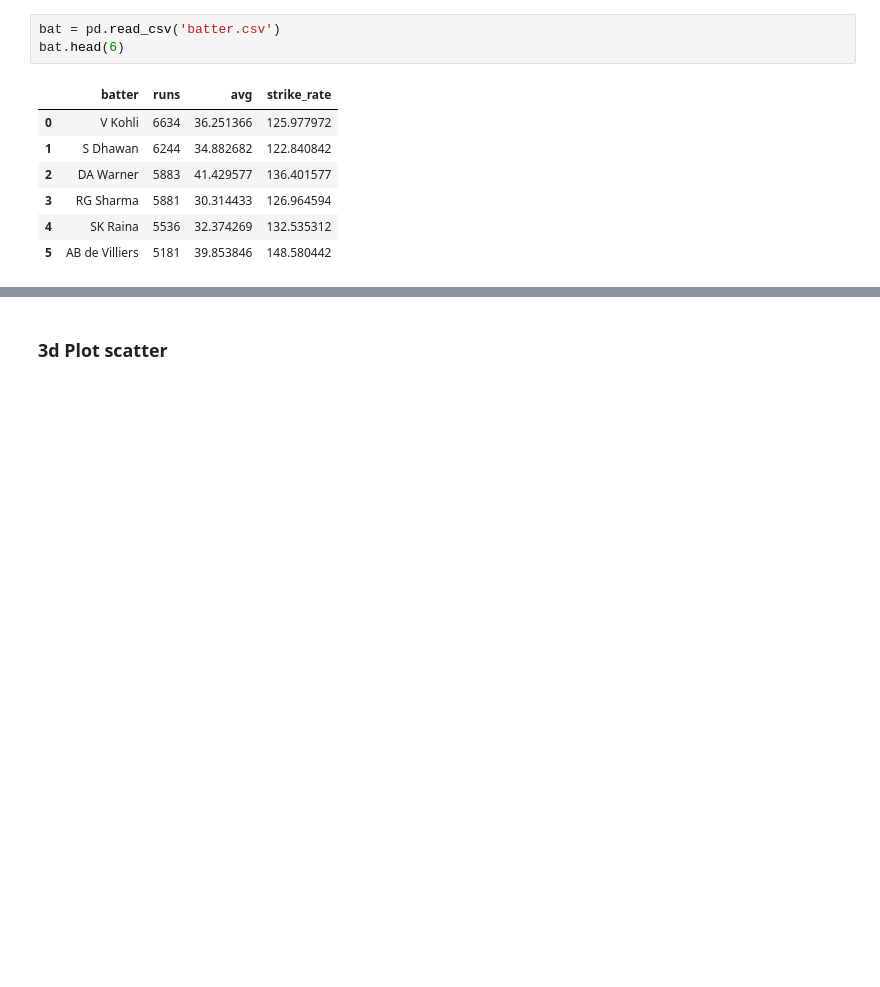
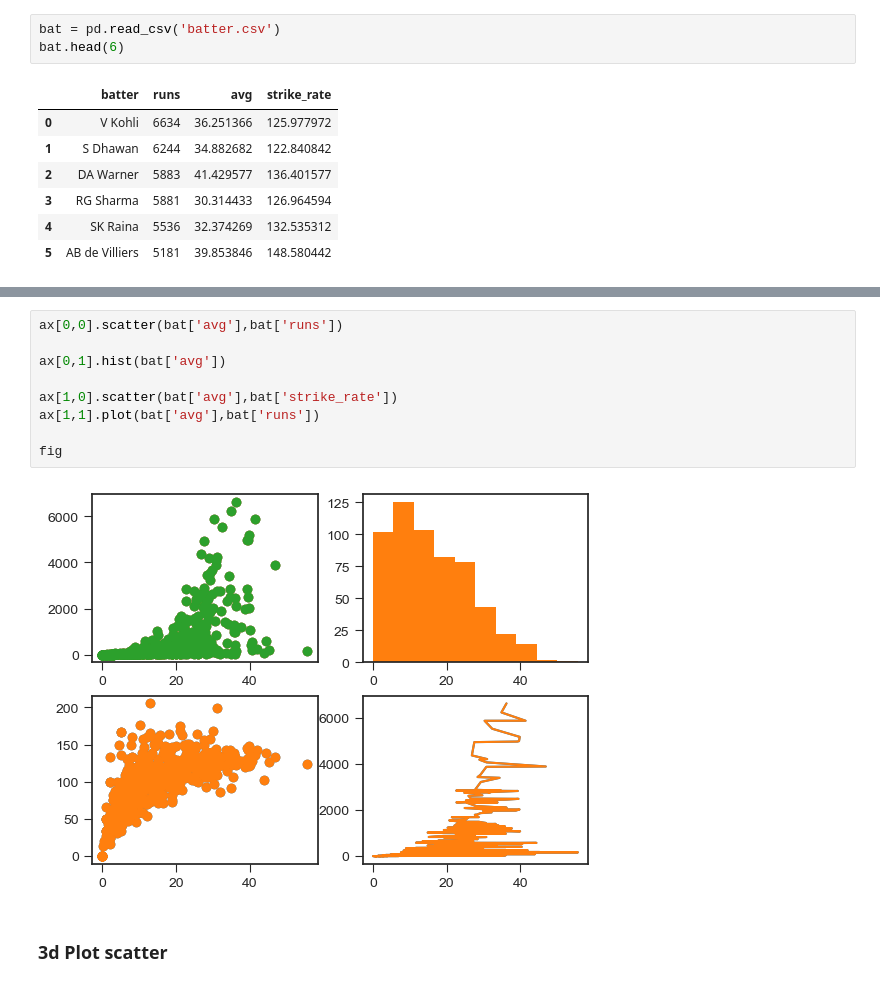
Before and after one commit to PurplePegasus08/My-ML-notes, a Jupyter notebook: Data visualizations/Plots.ipynb, the cells around one changed output, grey strips where cells are left out. Saved outputs shown, nothing was run; the diff lists cells and outputs as text; blank space fills up the shorter version.

```diff
--- a/Data visualizations/Plots.ipynb
+++ b/Data visualizations/Plots.ipynb
@@ -484,3 +497,14 @@ bat.head(6)
+# %%
+ax[0,0].scatter(bat['avg'],bat['runs'])
+
+ax[0,1].hist(bat['avg'])
+
+ax[1,0].scatter(bat['avg'],bat['strike_rate'])
+ax[1,1].plot(bat['avg'],bat['runs'])
+
+fig
+# %% [output]
+[figure, added]
 # %% [markdown]
 ### 3d Plot scatter
 # %%
```
Also changed, not shown: parts of 8 cells of this notebook.
